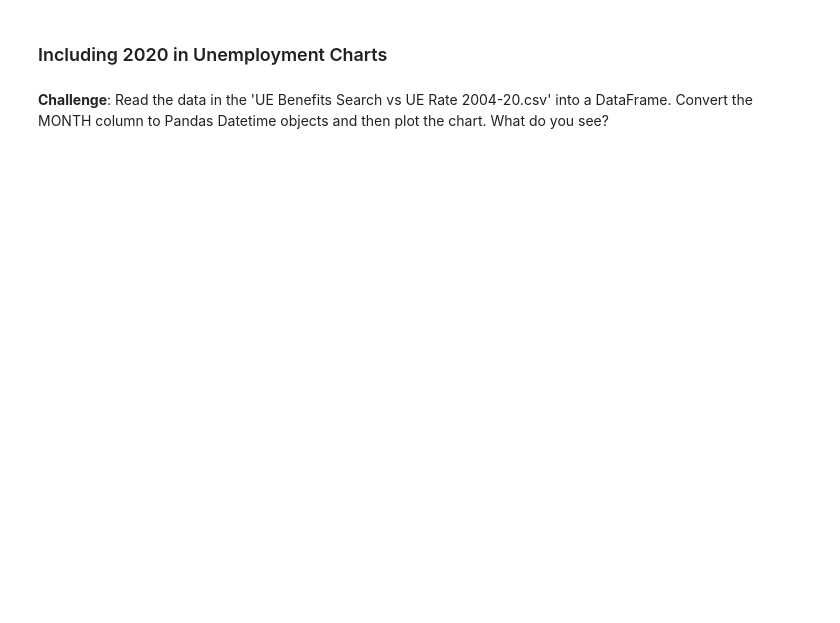
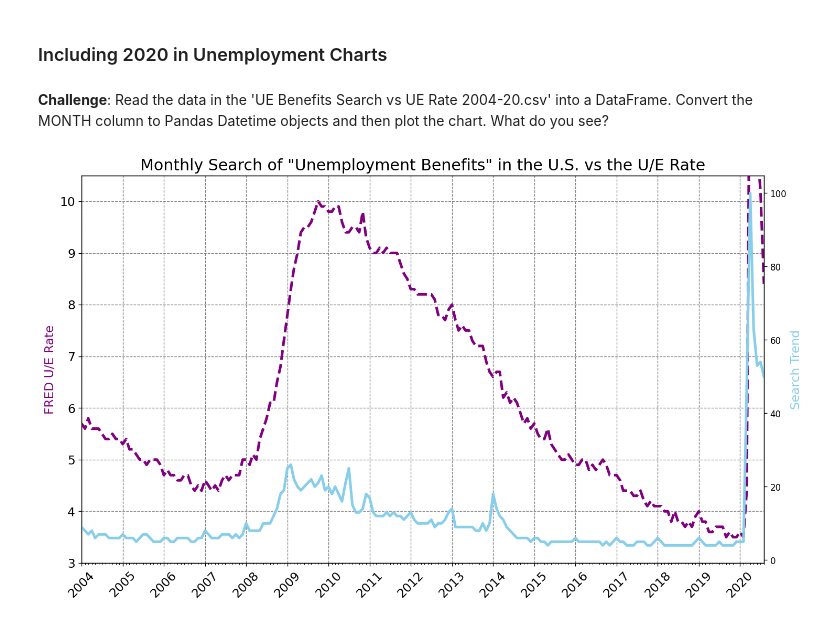
Before and after one commit to staixo/Python100day, a Jupyter notebook: Advanced/Datascience/GoogleTrendsData/Google Trends and Data Visualisation (start).ipynb, the cells around one changed output. Cells and saved outputs as stored; diff of their text form; code cells hidden in the pictures; blank space fills up the shorter version.

```diff
--- a/Advanced/Datascience/GoogleTrendsData/Google Trends and Data Visualisation (start).ipynb
+++ b/Advanced/Datascience/GoogleTrendsData/Google Trends and Data Visualisation (start).ipynb
@@ -445,3 +504,37 @@ plt.show()
 ### Including 2020 in Unemployment Charts
 # %% [markdown]
 **Challenge**: Read the data in the 'UE Benefits Search vs UE Rate 2004-20.csv' into a DataFrame. Convert the MONTH column to Pandas Datetime objects and then plot the chart. What do you see?
+# %%
+df_unemployment2020 = pd.read_csv('UE Benefits Search vs UE Rate 2004-20.csv')
+df_unemployment2020["MONTH"] = pd.to_datetime(df_unemployment2020["MONTH"])
+# %%
+plt.figure(figsize=(14,8), dpi=120)
+plt.title('Monthly Search of "Unemployment Benefits" in the U.S. vs the U/E Rate', fontsize=18)
+plt.yticks(fontsize=14)
+plt.xticks(fontsize=14, rotation=45)
+
+ax1 = plt.gca()
+ax2 = ax1.twinx()
+
+ax1.set_ylabel('FRED U/E Rate', color='purple', fontsize=14)
+ax2.set_ylabel('Search Trend', color='skyblue', fontsize=14)
+
+ax1.xaxis.set_major_locator(mdates.YearLocator())
+ax1.xaxis.set_major_formatter(mdates.DateFormatter('%Y'))
+ax1.xaxis.set_minor_locator(mdates.MonthLocator())
+
+ax1.set_ylim(bottom=3, top=10.5)
+ax1.set_xlim([df_unemployment2020.MONTH.min(), df_unemployment2020.MONTH.max()])
+
+# Show the grid lines as dark grey lines
+ax1.grid(color='grey', linestyle='--')
+
+# Change the dataset used
+ax1.plot(df_unemployment2020.MONTH, df_unemployment2020.UNRATE,
+         color='purple', linewidth=3, linestyle='--')
+ax2.plot(df_unemployment2020.MONTH, df_unemployment2020.UE_BENEFITS_WEB_SEARCH,
+         color='skyblue', linewidth=3)
+
+plt.show()
+# %% [output]
+[figure, added]
```
Also changed, not shown: parts of 3 cells of this notebook.
